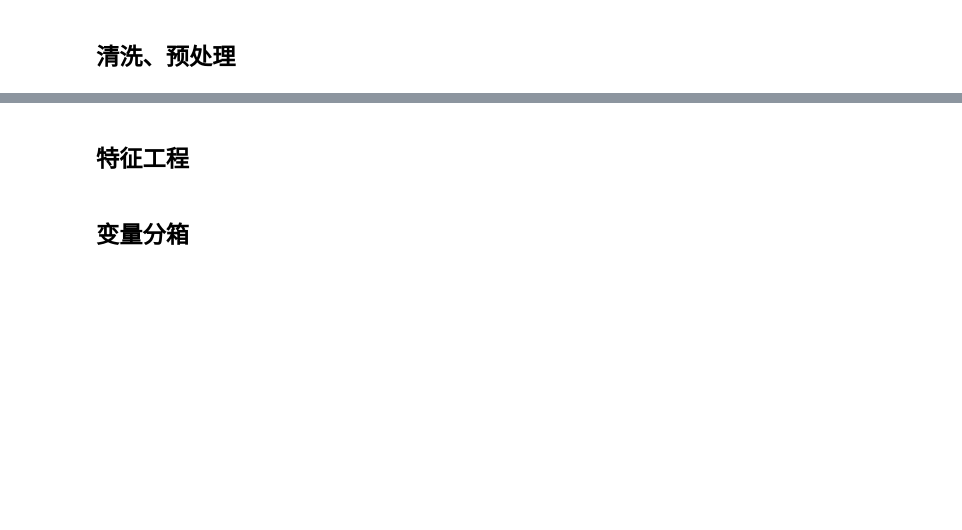
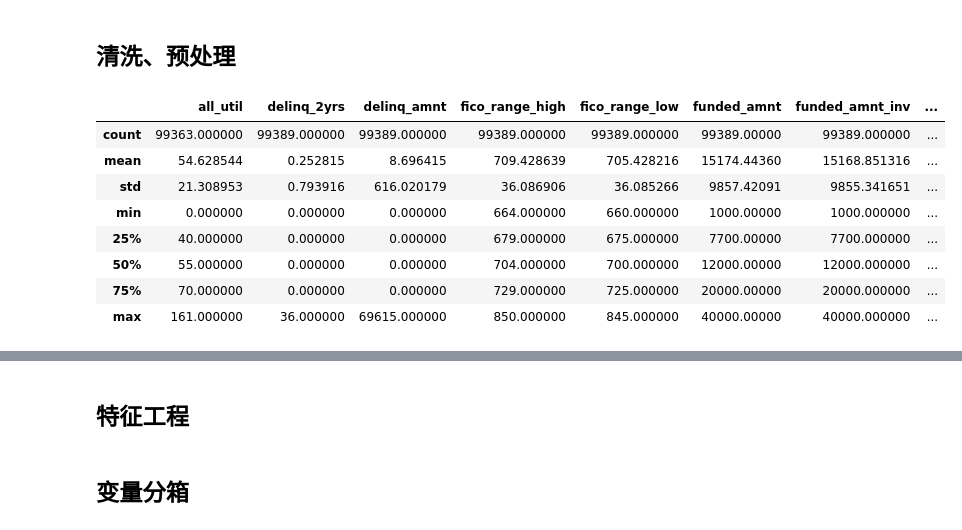
Before and after one commit to jack139/risk_ctrl_test, a Jupyter notebook: test2/risk_ctrl_test3.ipynb, the cells around one changed output, grey strips where cells are left out. Cells and saved outputs as stored; diff of their text form; code cells hidden in the pictures; blank space fills up the shorter version.

```diff
--- a/test2/risk_ctrl_test3.ipynb
+++ b/test2/risk_ctrl_test3.ipynb
@@ -308,4 +310,18 @@ var_del_1 = [
 ]
 df_1 = df_1.drop(var_del_1, axis=1)
 #    df_1.isnull().any()
+# %%
+##3.查看缺失值情况
+##看一下数据缺失情况
+df_1.describe()
+# %% [output]
+|  | all_util | delinq_2yrs | delinq_amnt | fico_range_high | fico_range_low | funded_amnt | funded_amnt_inv | ... |
+| count | 99363.000000 | 99389.000000 | 99389.000000 | 99389.000000 | 99389.000000 | 99389.00000 | 99389.000000 | ... |
+| mean | 54.628544 | 0.252815 | 8.696415 | 709.428639 | 705.428216 | 15174.44360 | 15168.851316 | ... |
+| std | 21.308953 | 0.793916 | 616.020179 | 36.086906 | 36.085266 | 9857.42091 | 9855.341651 | ... |
+| min | 0.000000 | 0.000000 | 0.000000 | 664.000000 | 660.000000 | 1000.00000 | 1000.000000 | ... |
+| 25% | 40.000000 | 0.000000 | 0.000000 | 679.000000 | 675.000000 | 7700.00000 | 7700.000000 | ... |
+| 50% | 55.000000 | 0.000000 | 0.000000 | 704.000000 | 700.000000 | 12000.00000 | 12000.000000 | ... |
+| 75% | 70.000000 | 0.000000 | 0.000000 | 729.000000 | 725.000000 | 20000.00000 | 20000.000000 | ... |
+| max | 161.000000 | 36.000000 | 69615.000000 | 850.000000 | 845.000000 | 40000.00000 | 40000.000000 | ... |
 # %%
```
Also changed, not shown: parts of 21 cells of this notebook, 1 other file.
